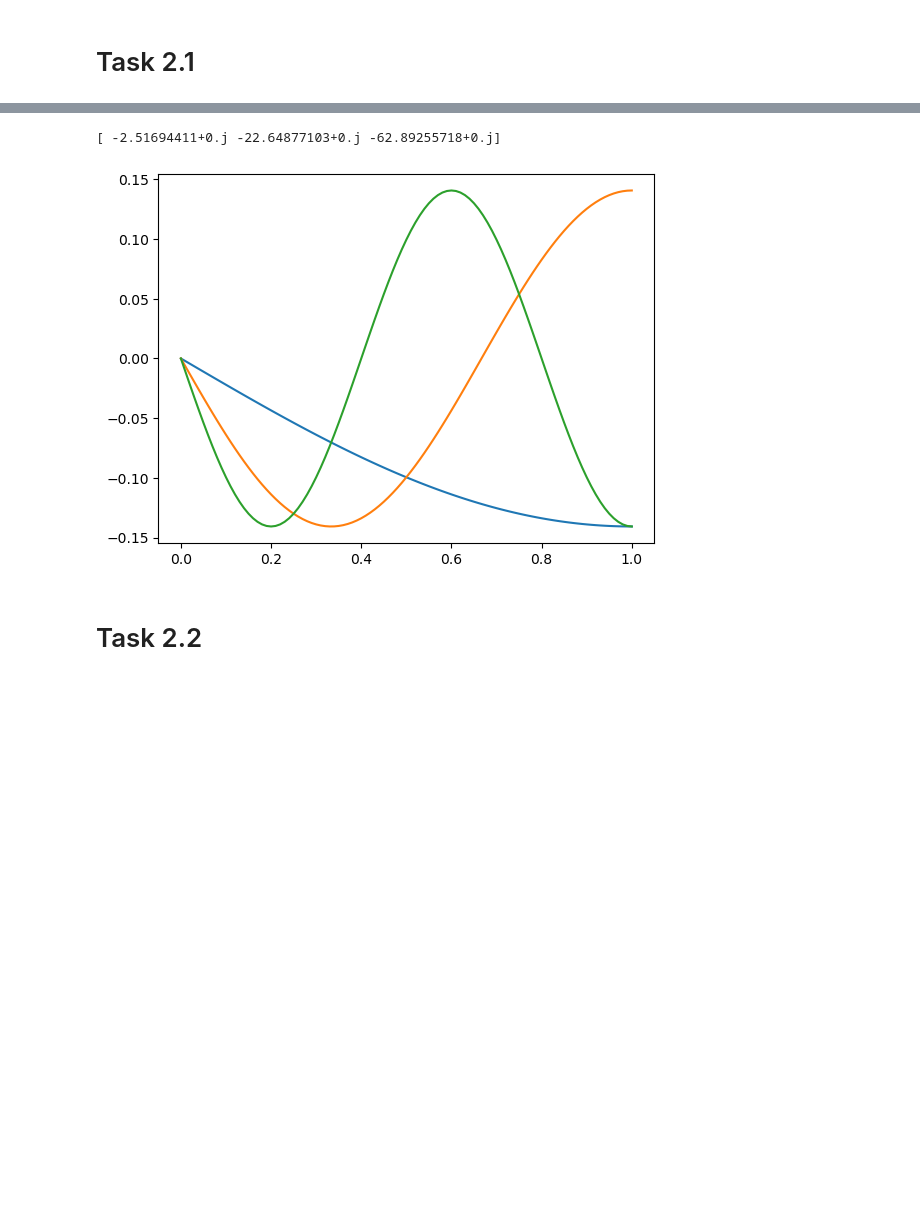
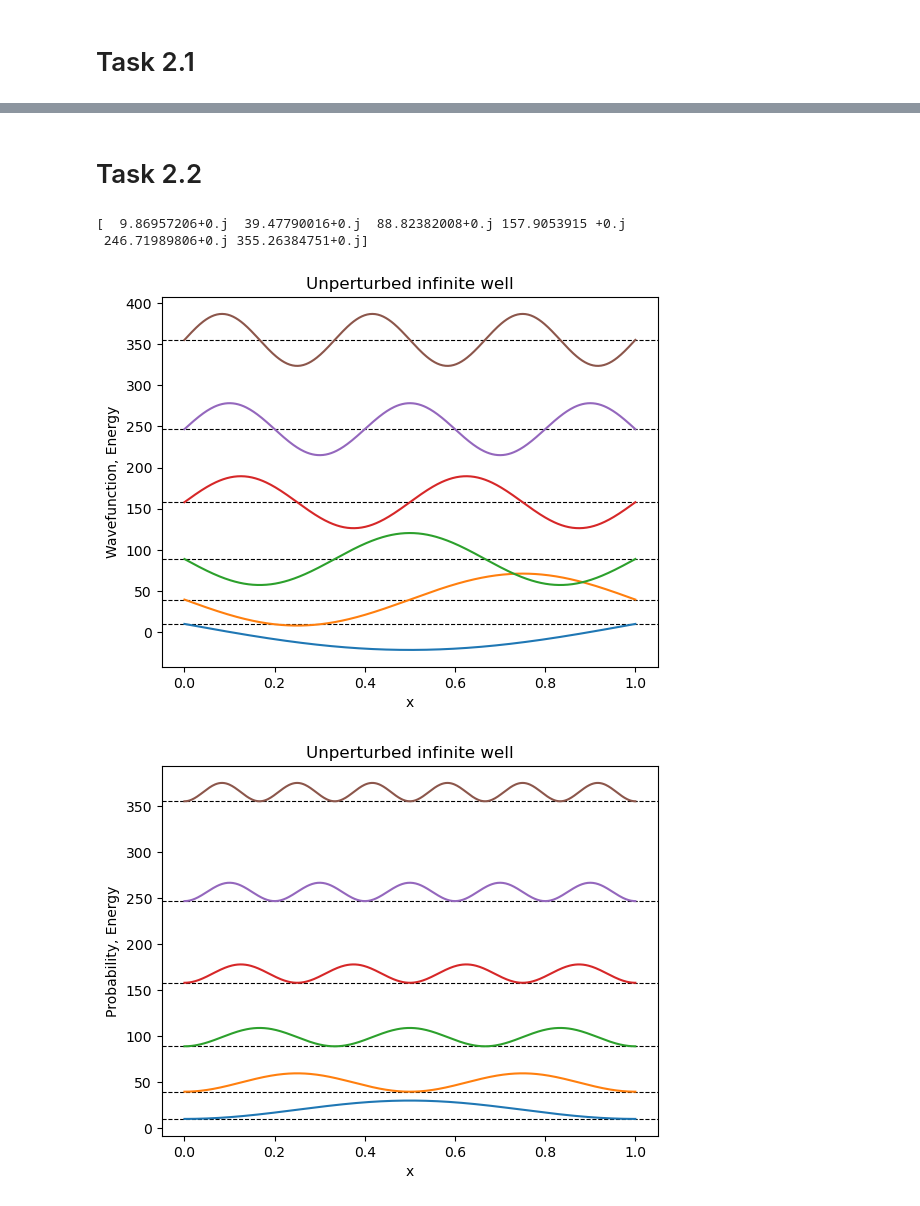
Before and after one commit to varepg/numerical-differential-equations, a Jupyter notebook: project2/project2.ipynb, the cells around one changed output, grey strips where cells are left out. Drawn from its saved outputs; the diff is of its cells as text; code cells hidden in the pictures; blank space fills up the shorter version.

Commit message:
modified several plots

```diff
--- a/project2/project2.ipynb
+++ b/project2/project2.ipynb
@@ -110,9 +105,23 @@ print(w)
 plt.plot(x, v[:,0])
 plt.plot(x, v[:,1])
 plt.plot(x, v[:,2])
+plt.xlabel('x')
+plt.ylabel('u(x)')
+plt.savefig("plots/task2.1_eigvec.pdf")
 plt.show()
-# %% [output]
-[ -2.51694411+0.j -22.64877103+0.j -62.89255718+0.j]
-[figure, removed]
 # %% [markdown]
 # Task 2.2
+# %%
+V0 = lambda x: 0
+N = 500
+tise1 = TISE(V0, 1)
+x, psi, E, prob = tise1.solve(N)
+print(E)
+fig1, ax1, fig2, ax2 = TISE.plot(*tise1.solve(N), psi_savepath="plots/2.2/V0_psi.pdf", prob_savepath="plots/2.2/V0_prob.pdf", scale_psi = 500, scale_prob = 5000, title = "Unperturbed infinite well")
+ax1.plot(x, np.vectorize(V0)(x), "k")
+fig1
+# %% [output]
+[  9.86957206+0.j  39.47790016+0.j  88.82382008+0.j 157.9053915 +0.j
+ 246.71989806+0.j 355.26384751+0.j]
+[figure, added]
+[figure, added]
```
Also changed, not shown: parts of 17 cells of this notebook.
